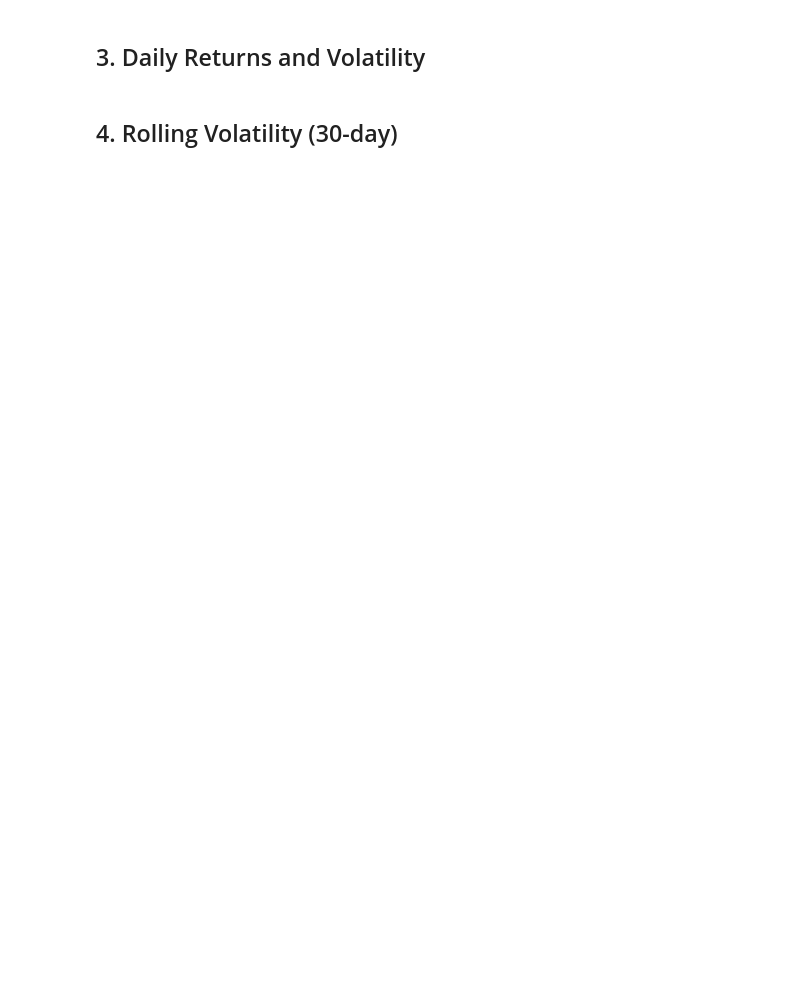
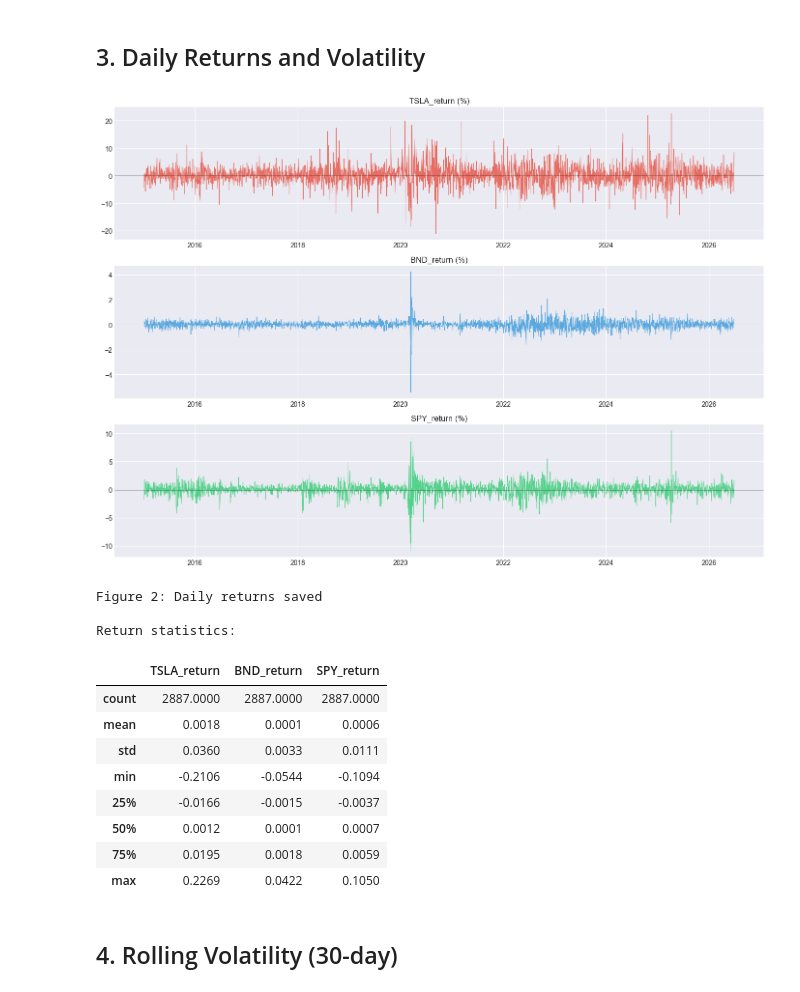
Before and after one commit to rah-salah/portfolio-optimization, a Jupyter notebook: notebooks/eda_preprocessing.ipynb, the cells around one changed output. Drawn from its saved outputs; the diff is of its cells as text; code cells hidden in the pictures; blank space fills up the shorter version.

Commit message:
fix: notebook syntax bug + re-run EDA with corrected TSLA/BND/SPY data

```diff
--- a/notebooks/eda_preprocessing.ipynb
+++ b/notebooks/eda_preprocessing.ipynb
@@ -44,20 +65,33 @@ print("Figure 1: Closing prices saved")
 # %%
 returns = df.pct_change().dropna()
 returns.columns = [c + "_return" for c in df.columns]
 
 fig, axes = plt.subplots(3, 1, figsize=(14, 10))
 colors = ["#e74c3c", "#3498db", "#2ecc71"]
 for i, (col, color) in enumerate(zip(returns.columns, colors)):
     axes[i].plot(returns.index, returns[col]*100, color=color, linewidth=0.7, alpha=0.8)
-    axes[i].set_title(f"{col.replace(chr(95)+chr(114)+chr(101)+chr(116)+chr(117)+chr(114)+chr(110), chr(32)+chr(68)+chr(97)+chr(105)+chr(108)+chr(121)+chr(32)+chr(82)+chr(101)+chr(116)+chr(117)+chr(114)+chr(110))} (%)", fontsize=12)
+    axes[i].set_title(f"{col} (%)", fontsize=12)
     axes[i].axhline(0, color="black", linewidth=0.5)
 plt.tight_layout()
 plt.savefig("../data/processed/daily_returns.png", dpi=150, bbox_inches="tight")
 plt.show()
 print("Figure 2: Daily returns saved")
-print("
-Return statistics:")
+print("\nReturn statistics:")
 returns.describe().round(4)
+# %% [output]
+[figure, added]
+Figure 2: Daily returns saved
+
+Return statistics:
+|  | TSLA_return | BND_return | SPY_return |
+| count | 2887.0000 | 2887.0000 | 2887.0000 |
+| mean | 0.0018 | 0.0001 | 0.0006 |
+| std | 0.0360 | 0.0033 | 0.0111 |
+| min | -0.2106 | -0.0544 | -0.1094 |
+| 25% | -0.0166 | -0.0015 | -0.0037 |
+| 50% | 0.0012 | 0.0001 | 0.0007 |
+| 75% | 0.0195 | 0.0018 | 0.0059 |
+| max | 0.2269 | 0.0422 | 0.1050 |
 # %% [markdown]
 ## 4. Rolling Volatility (30-day)
 # %%
```
Also changed, not shown: parts of 6 cells of this notebook, 4 other files.
